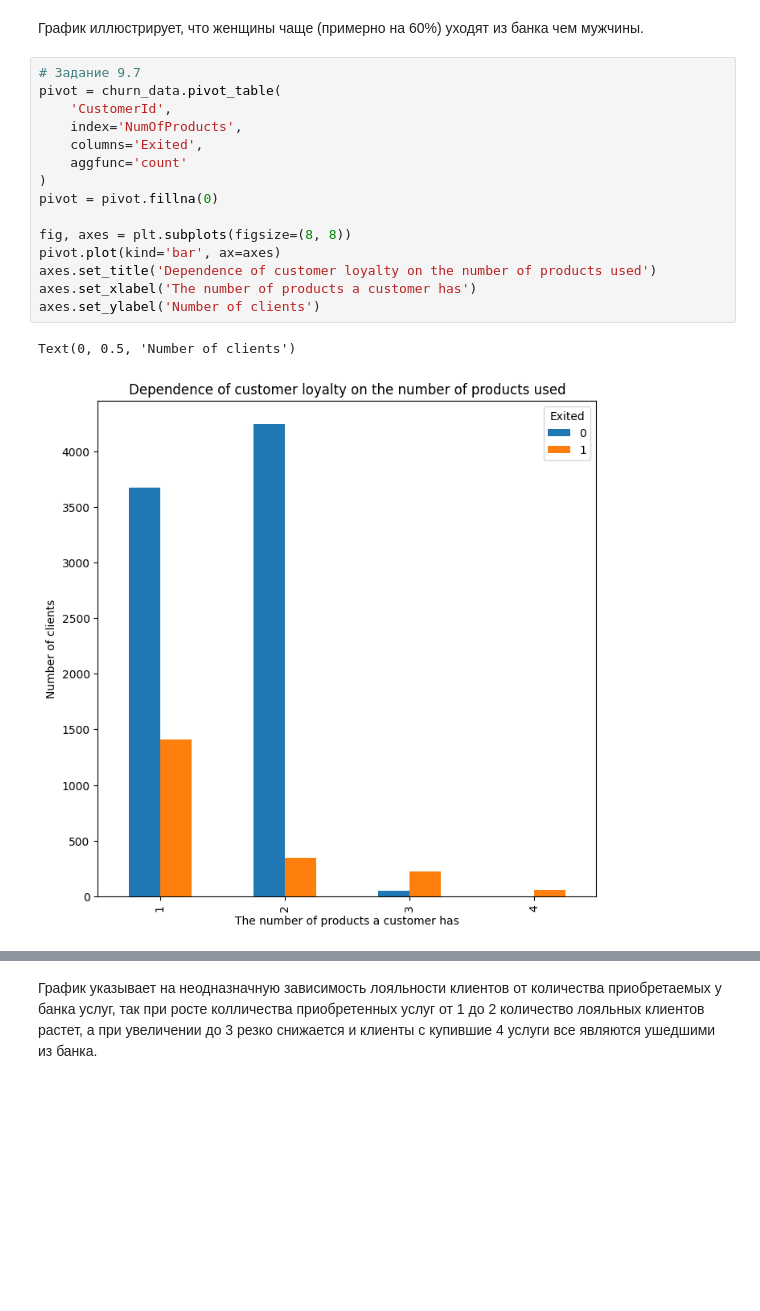
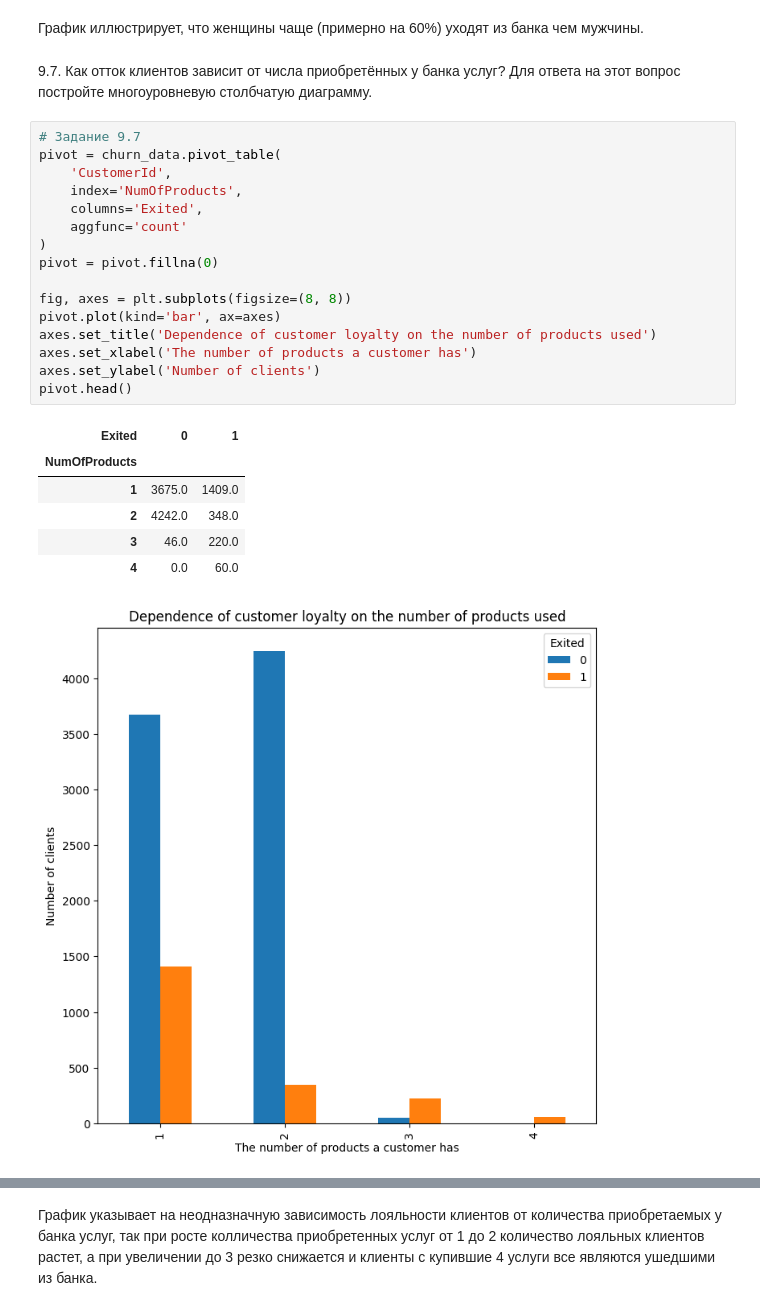
Before and after one commit to DenisMaltsev76/DM_76, a Jupyter notebook: Skillfactory/PY_13_Визуализация данных/PY_13_Финальное задание.ipynb, the cells around one changed output, grey strips where cells are left out. Drawn from its saved outputs; the diff is of its cells as text; blank space fills up the shorter version.

```diff
--- a/Skillfactory/PY_13_Визуализация данных/PY_13_Финальное задание.ipynb
+++ b/Skillfactory/PY_13_Визуализация данных/PY_13_Финальное задание.ipynb
@@ -129,20 +153,28 @@ fig.show()
 # %% [markdown]
 График иллюстрирует, что женщины чаще (примерно на 60%) уходят из банка чем мужчины.
+# %% [markdown]
+9.7. Как отток клиентов зависит от числа приобретённых у банка услуг? Для ответа на этот вопрос постройте многоуровневую столбчатую диаграмму.
 # %%
 # Задание 9.7
 pivot = churn_data.pivot_table(
     'CustomerId',
     index='NumOfProducts',
     columns='Exited',
     aggfunc='count'
 )
 pivot = pivot.fillna(0)
 
 fig, axes = plt.subplots(figsize=(8, 8))
 pivot.plot(kind='bar', ax=axes)
 axes.set_title('Dependence of customer loyalty on the number of products used')
 axes.set_xlabel('The number of products a customer has')
 axes.set_ylabel('Number of clients')
+pivot.head()
 # %% [output]
-Text(0, 0.5, 'Number of clients')
+| Exited | 0 | 1 |
+| NumOfProducts |  |  |
+| 1 | 3675.0 | 1409.0 |
+| 2 | 4242.0 | 348.0 |
+| 3 | 46.0 | 220.0 |
+| 4 | 0.0 | 60.0 |
 [figure]
```
Also changed, not shown: parts of 16 cells of this notebook.
